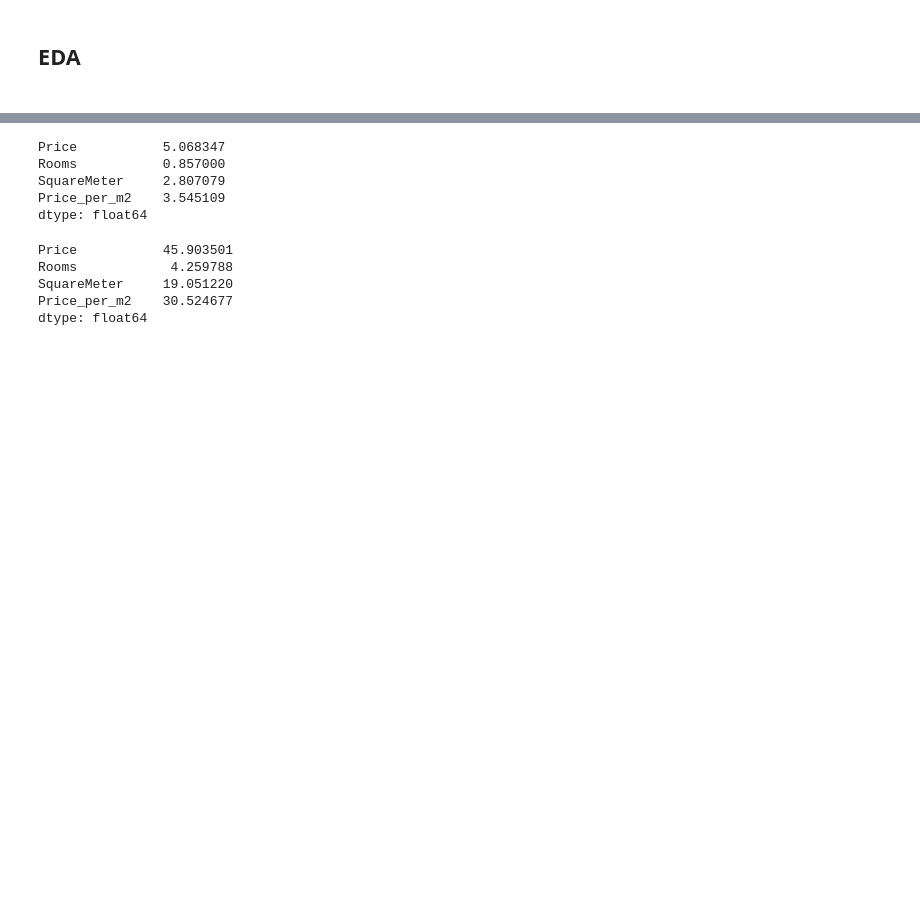
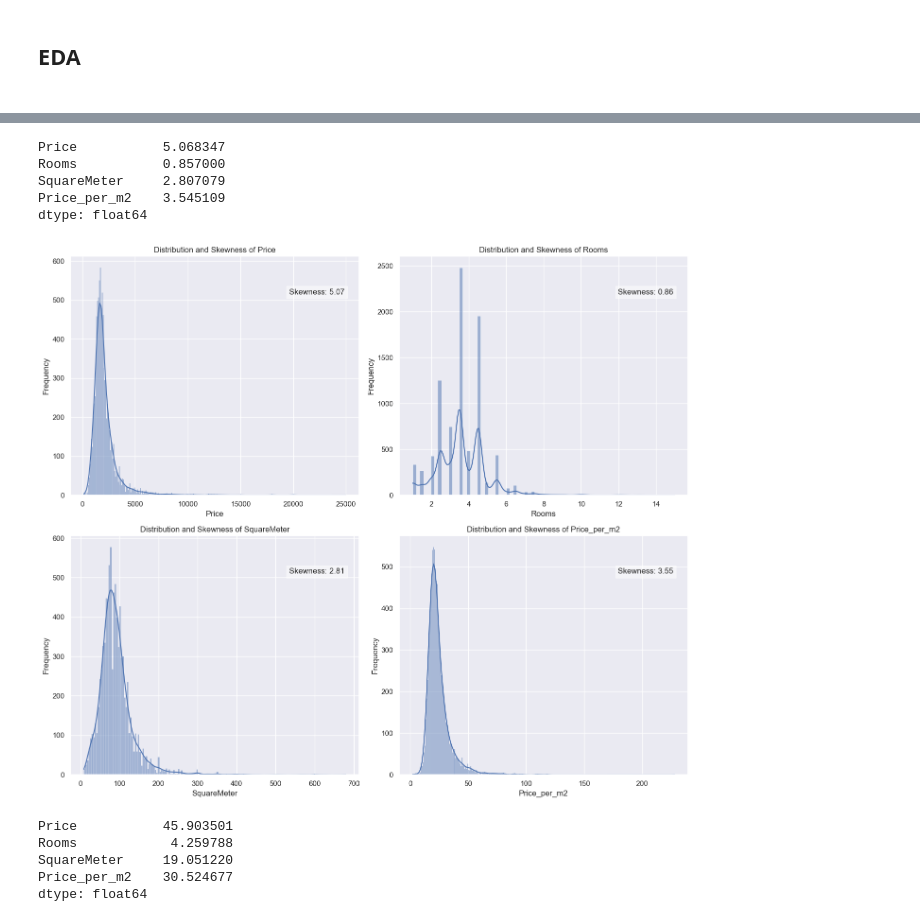
Before and after one commit to ElrasDeVayne/Immo-Projekt-DataScience, a Jupyter notebook: 20240401_EDA.ipynb, the cells around one changed output, grey strips where cells are left out. Cells and saved outputs as stored; diff of their text form; code cells hidden in the pictures; blank space fills up the shorter version.

```diff
--- a/20240401_EDA.ipynb
+++ b/20240401_EDA.ipynb
@@ -140,15 +160,34 @@ df_filtered_property_location_clean.describe()
 | 50% | 4.000863e+09 | 3.500000 | 85.000000 | 1811.000000 | 230.000000 | 1585.000000 | 5070.000000 | 8.038884 | 47.253677 | ... |
 | 75% | 4.000933e+09 | 4.500000 | 107.000000 | 2340.000000 | 290.000000 | 2050.000000 | 8050.000000 | 8.858889 | 47.440670 | ... |
 | max | 4.000977e+09 | 15.000000 | 680.000000 | 25000.000000 | 2550.000000 | 20000.000000 | 9657.000000 | 10.336857 | 47.785978 | ... |
-# %%
-#Skewness
-df_filtered_property_location_clean[['Price','Rooms', 'SquareMeter','Price_per_m2']].skew()
-# %% [output]
-Price           5.068347
-Rooms           0.857000
-SquareMeter     2.807079
-Price_per_m2    3.545109
-dtype: float64
+# %%
+#Skewness
+df_filtered_property_location_clean[['Price','Rooms', 'SquareMeter','Price_per_m2']].skew()
+# %% [output]
+Price           5.068347
+Rooms           0.857000
+SquareMeter     2.807079
+Price_per_m2    3.545109
+dtype: float64
+# %%
+# Erstellung von Histogrammen für jede Eigenschaft
+fig, axes = plt.subplots(2, 2, figsize=(14, 12))  # 2x2 Grid für 4 Plots
+columns = ['Price', 'Rooms', 'SquareMeter', 'Price_per_m2']
+for i, col in enumerate(columns):
+    ax = axes[i//2, i%2]
+    sns.histplot(df_filtered_property_location_clean[col], kde=True, ax=ax)
+    ax.set_title(f'Distribution and Skewness of {col}')
+    ax.set_xlabel(col)
+    ax.set_ylabel('Frequency')
+    skew_val = df_filtered_property_location_clean[col].skew()
+    ax.text(0.95, 0.85, f'Skewness: {skew_val:.2f}', transform=ax.transAxes,
+            horizontalalignment='right', verticalalignment='center',
+            fontsize=12, bbox=dict(facecolor='white', alpha=0.5))
+
+plt.tight_layout()
+plt.show()
+# %% [output]
+[figure, added]
 # %%
 #Kurtosis
 df_filtered_property_location_clean[['Price','Rooms', 'SquareMeter','Price_per_m2']].kurtosis()
```
Also changed, not shown: parts of 7 cells of this notebook, 2 other files.
